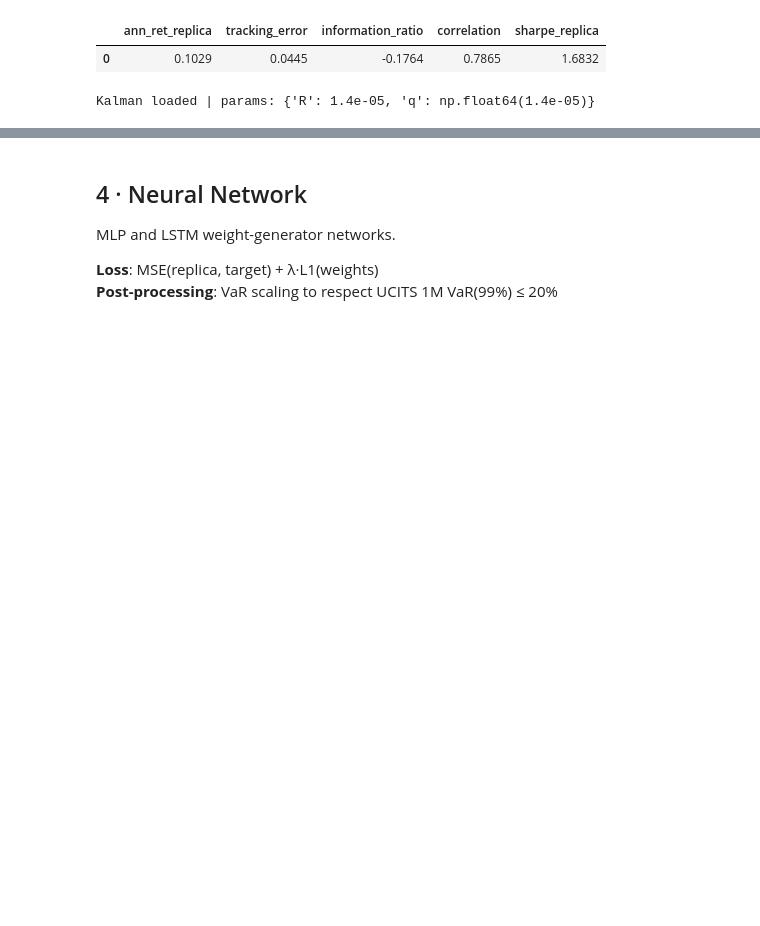
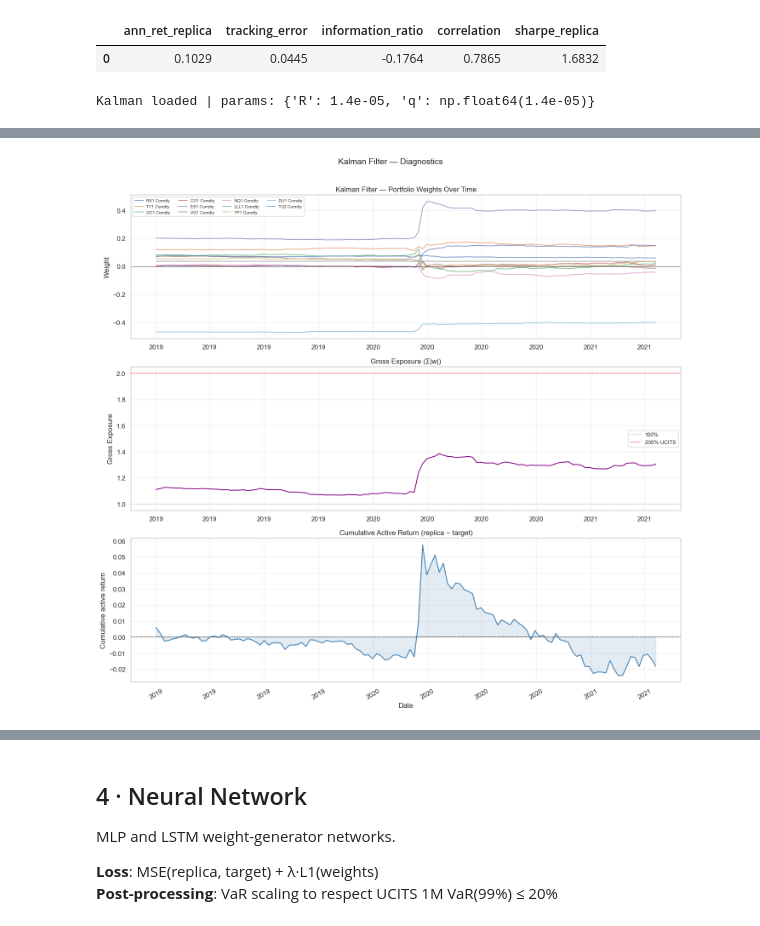
Before and after one commit to tommybaresi-creator/fintech-group-work, a Jupyter notebook: BusinessCase3/results/compare_all.ipynb, the cells around one changed output, grey strips where cells are left out. Cells and saved outputs as stored; diff of their text form; code cells hidden in the pictures; blank space fills up the shorter version.

```diff
--- a/BusinessCase3/results/compare_all.ipynb
+++ b/BusinessCase3/results/compare_all.ipynb
@@ -181,3 +259,9 @@ else:
     print('No Kalman pickle — run the cell above first.')
 # %% [output]
 Kalman loaded | params: {'R': 1.4e-05, 'q': np.float64(1.4e-05)}
+# %%
+from utils import inline_figures
+from utils.run_kalman import _plot_kalman_diagnostics
+with inline_figures():
+    _plot_kalman_diagnostics(kalman_result, save_prefix='kalman')
+# %% [output]
@@ -183,0 +269 @@ Kalman loaded | params: {'R': 1.4e-05, 'q': np.float64(1.4e-05)}
+[figure, added]
```
Also changed, not shown: parts of 32 cells of this notebook, 47 other files.
